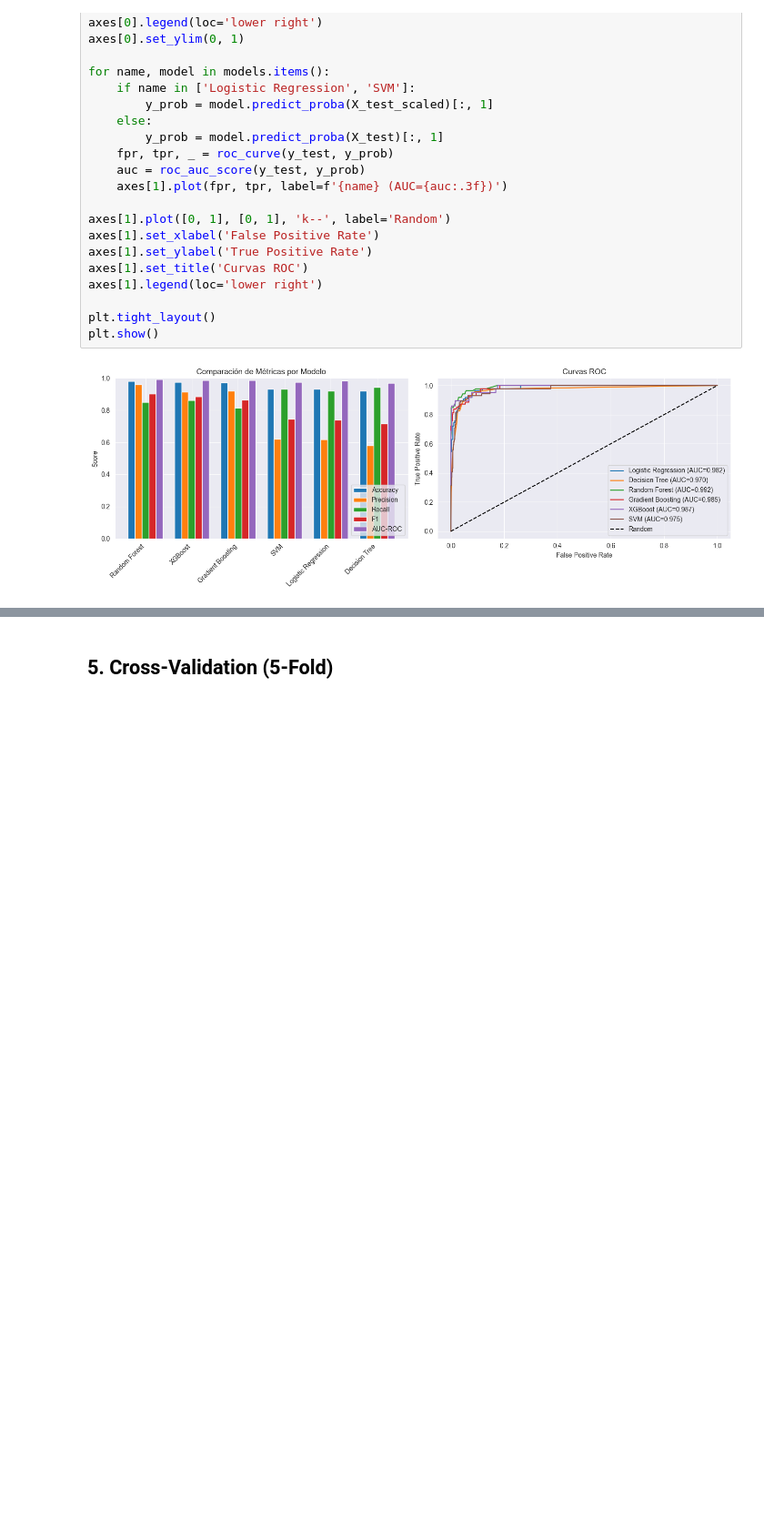
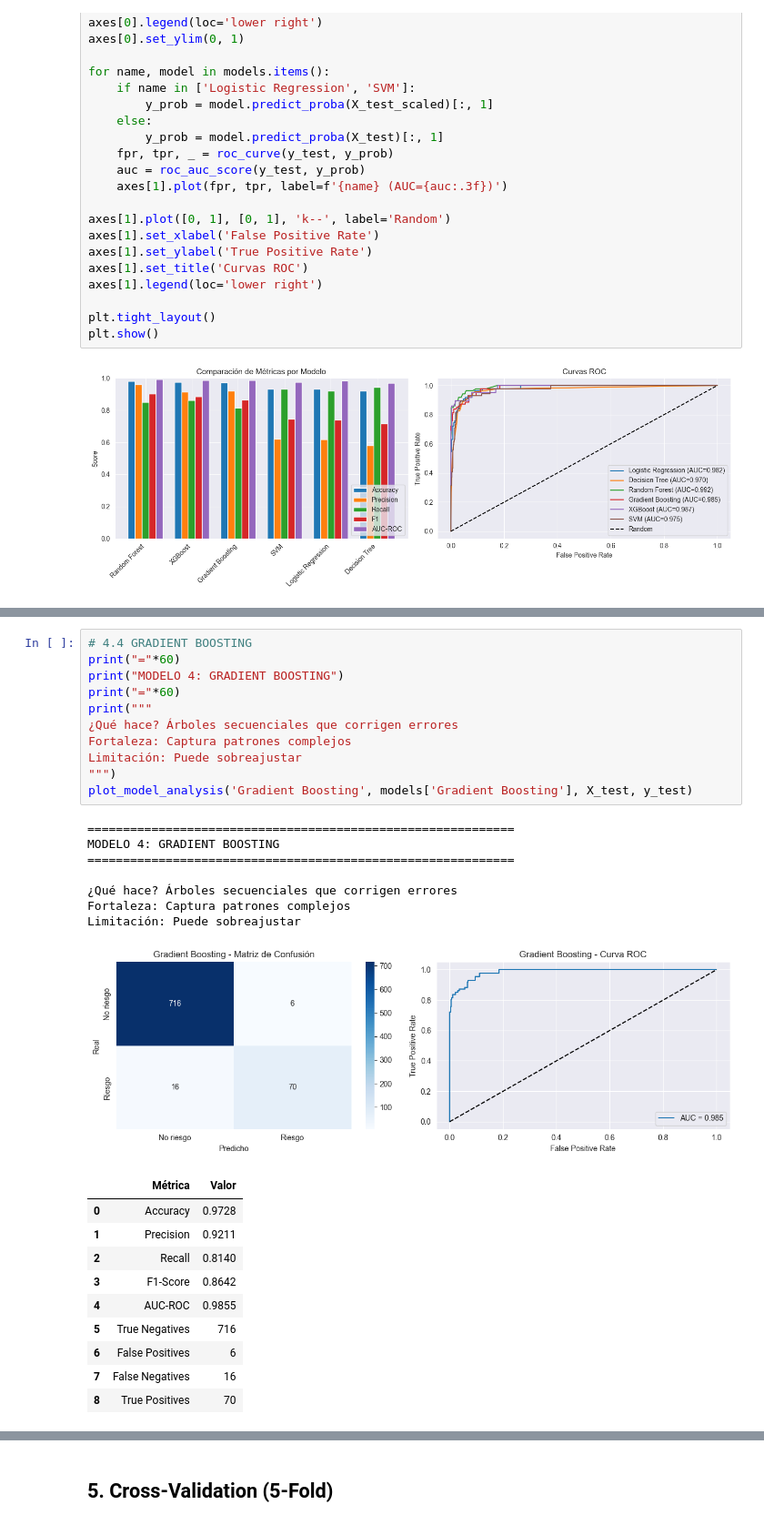
Before and after one commit to jorge-ivan-jimenez-reyes/MachineLearning, a Jupyter notebook: Proyecto/grad_rate_models.ipynb, the cells around one changed output, grey strips where cells are left out. Shown at 91% size. Saved outputs shown, nothing was run; the diff lists cells and outputs as text; blank space fills up the shorter version.

```diff
--- a/Proyecto/grad_rate_models.ipynb
+++ b/Proyecto/grad_rate_models.ipynb
@@ -170,0 +275,30 @@ plt.show()
+# %%
+# 4.4 GRADIENT BOOSTING
+print("="*60)
+print("MODELO 4: GRADIENT BOOSTING")
+print("="*60)
+print("""
+¿Qué hace? Árboles secuenciales que corrigen errores
+Fortaleza: Captura patrones complejos
+Limitación: Puede sobreajustar
+""")
+plot_model_analysis('Gradient Boosting', models['Gradient Boosting'], X_test, y_test)
+# %% [output]
+============================================================
+MODELO 4: GRADIENT BOOSTING
+============================================================
+
+¿Qué hace? Árboles secuenciales que corrigen errores
+Fortaleza: Captura patrones complejos
+Limitación: Puede sobreajustar
+[figure, added]
+|  | Métrica | Valor |
+| 0 | Accuracy | 0.9728 |
+| 1 | Precision | 0.9211 |
+| 2 | Recall | 0.8140 |
+| 3 | F1-Score | 0.8642 |
+| 4 | AUC-ROC | 0.9855 |
+| 5 | True Negatives | 716 |
+| 6 | False Positives | 6 |
+| 7 | False Negatives | 16 |
+| 8 | True Positives | 70 |
```
Also changed, not shown: parts of 10 cells of this notebook, 6 other files.
